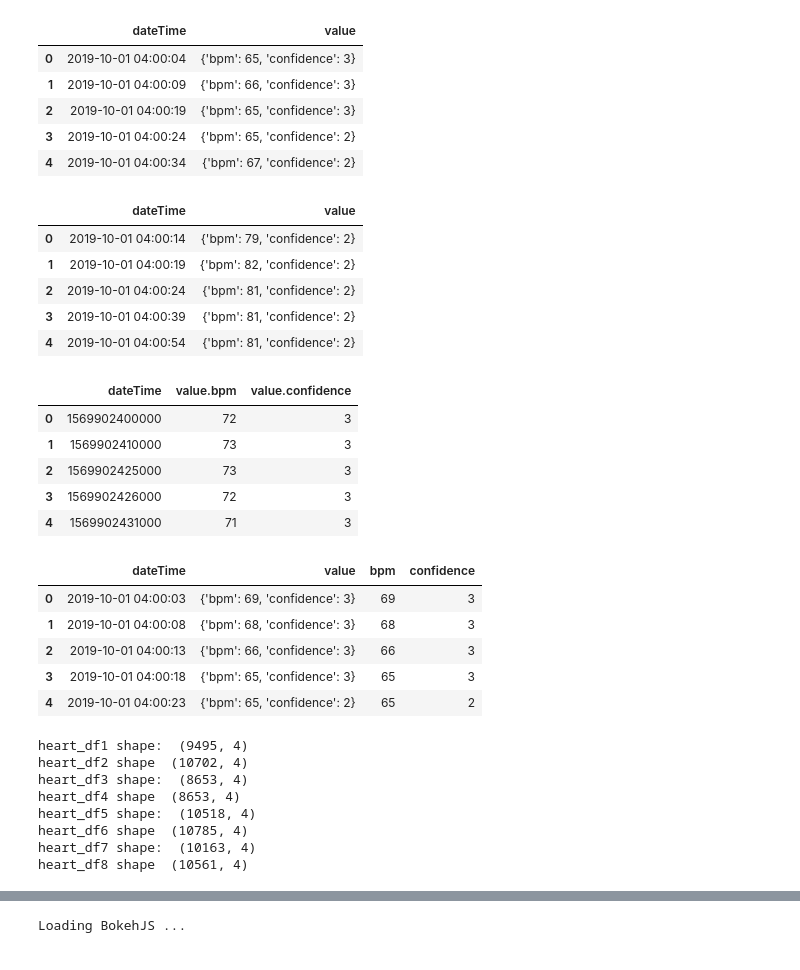
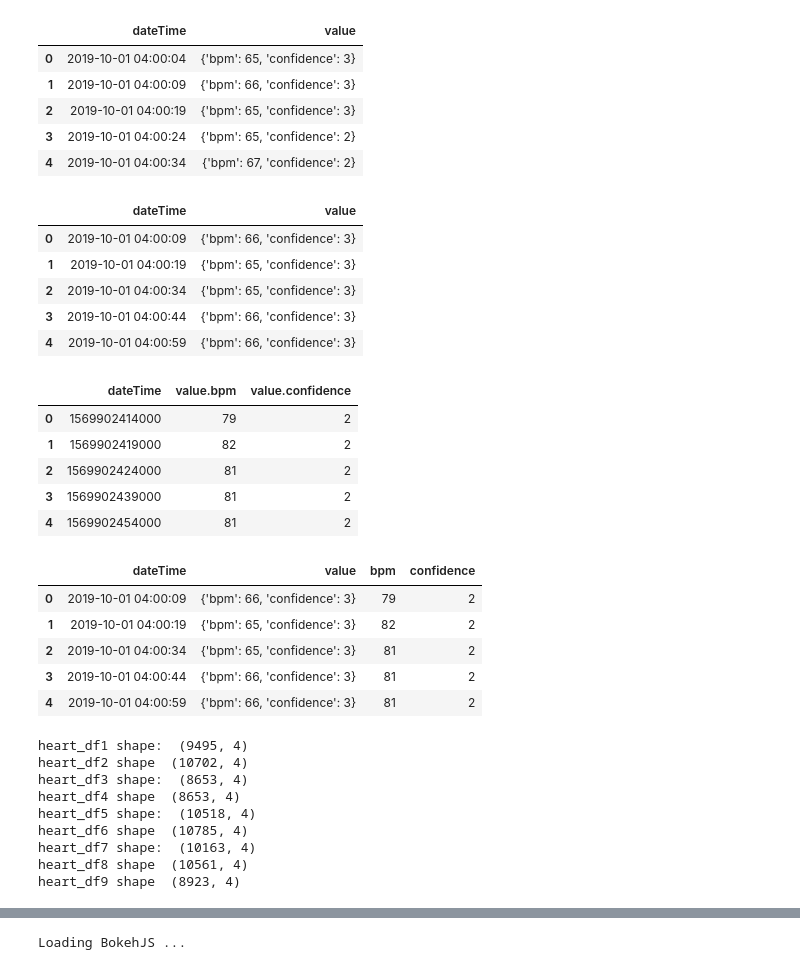
Before and after one commit to dcpatti/dcpatti.github.io, a Jupyter notebook: Wild Card Game Analysis.ipynb, the cells around one changed output, grey strips where cells are left out. Saved outputs shown, nothing was run; the diff lists cells and outputs as text; code cells hidden in the pictures.

```diff
--- a/Wild Card Game Analysis.ipynb
+++ b/Wild Card Game Analysis.ipynb
@@ -128,13 +120,26 @@ for filename in files8:
 
 heart_df8 = pd.concat(file_list, axis=0, ignore_index=False, sort=False)
 heart_df8.head()
+
+#
+
+files9 = glob.glob('heartrate_data/heartrate_9/*2019-10-01*') #the json files bear the name of the day they were sampled, so just import the ones we want
+
+file_list = []
+
+for filename in files9:
+    df9= pd.read_json(filename)
+    file_list.append(df9)
+
+heart_df9 = pd.concat(file_list, axis=0, ignore_index=False, sort=False)
+heart_df9.head()
 # %% [output]
 |  | dateTime | value |
-| 0 | 2019-10-01 04:00:14 | {'bpm': 79, 'confidence': 2} |
-| 1 | 2019-10-01 04:00:19 | {'bpm': 82, 'confidence': 2} |
-| 2 | 2019-10-01 04:00:24 | {'bpm': 81, 'confidence': 2} |
-| 3 | 2019-10-01 04:00:39 | {'bpm': 81, 'confidence': 2} |
-| 4 | 2019-10-01 04:00:54 | {'bpm': 81, 'confidence': 2} |
+| 0 | 2019-10-01 04:00:09 | {'bpm': 66, 'confidence': 3} |
+| 1 | 2019-10-01 04:00:19 | {'bpm': 65, 'confidence': 3} |
+| 2 | 2019-10-01 04:00:34 | {'bpm': 65, 'confidence': 3} |
+| 3 | 2019-10-01 04:00:44 | {'bpm': 66, 'confidence': 3} |
+| 4 | 2019-10-01 04:00:59 | {'bpm': 66, 'confidence': 3} |
 # %%
 #split out the json string into columns
 
@@ -162,53 +167,58 @@ heart_df_flat7 = pd.io.json.json_normalize(json_struct7) #use pd.io.json
 json_struct8 = json.loads(heart_df8.to_json(orient="records"))
 heart_df_flat8 = pd.io.json.json_normalize(json_struct8) #use pd.io.json
 
-heart_df_flat7.head()
+json_struct9 = json.loads(heart_df8.to_json(orient="records"))
+heart_df_flat9 = pd.io.json.json_normalize(json_struct9) #use pd.io.json
+
+heart_df_flat9.head()
 # %% [output]
 |  | dateTime | value.bpm | value.confidence |
-| 0 | 1569902400000 | 72 | 3 |
-| 1 | 1569902410000 | 73 | 3 |
-| 2 | 1569902425000 | 73 | 3 |
-| 3 | 1569902426000 | 72 | 3 |
-| 4 | 1569902431000 | 71 | 3 |
+| 0 | 1569902414000 | 79 | 2 |
+| 1 | 1569902419000 | 82 | 2 |
+| 2 | 1569902424000 | 81 | 2 |
+| 3 | 1569902439000 | 81 | 2 |
+| 4 | 1569902454000 | 81 | 2 |
 # %%
 #the json flattening somehow breaks the datetime column, so we will take the value.bpm and value.confidence columns and join them back to the original frame
 
 
 heart_df1['bpm']=heart_df_flat['value.bpm']
 heart_df1['confidence']=heart_df_flat['value.confidence']
 
 
 heart_df2['bpm']=heart_df_flat2['value.bpm']
 heart_df2['confidence']=heart_df_flat2['value.confidence']
 
 heart_df3['bpm']=heart_df_flat3['value.bpm']
 heart_df3['confidence']=heart_df_flat3['value.confidence']
 
 heart_df4['bpm']=heart_df_flat4['value.bpm']
 heart_df4['confidence']=heart_df_flat4['value.confidence']
 
 
 heart_df5['bpm']=heart_df_flat5['value.bpm']
 heart_df5['confidence']=heart_df_flat5['value.confidence']
 
 heart_df6['bpm']=heart_df_flat6['value.bpm']
 heart_df6['confidence']=heart_df_flat6['value.confidence']
 
 heart_df7['bpm']=heart_df_flat7['value.bpm']
 heart_df7['confidence']=heart_df_flat7['value.confidence']
 
 heart_df8['bpm']=heart_df_flat8['value.bpm']
 heart_df8['confidence']=heart_df_flat8['value.confidence']
 
+heart_df9['bpm']=heart_df_flat9['value.bpm']
+heart_df9['confidence']=heart_df_flat9['value.confidence']
 
-heart_df4.head()
+heart_df9.head()
 # %% [output]
 |  | dateTime | value | bpm | confidence |
-| 0 | 2019-10-01 04:00:03 | {'bpm': 69, 'confidence': 3} | 69 | 3 |
-| 1 | 2019-10-01 04:00:08 | {'bpm': 68, 'confidence': 3} | 68 | 3 |
-| 2 | 2019-10-01 04:00:13 | {'bpm': 66, 'confidence': 3} | 66 | 3 |
-| 3 | 2019-10-01 04:00:18 | {'bpm': 65, 'confidence': 3} | 65 | 3 |
-| 4 | 2019-10-01 04:00:23 | {'bpm': 65, 'confidence': 2} | 65 | 2 |
+| 0 | 2019-10-01 04:00:09 | {'bpm': 66, 'confidence': 3} | 79 | 2 |
+| 1 | 2019-10-01 04:00:19 | {'bpm': 65, 'confidence': 3} | 82 | 2 |
+| 2 | 2019-10-01 04:00:34 | {'bpm': 65, 'confidence': 3} | 81 | 2 |
+| 3 | 2019-10-01 04:00:44 | {'bpm': 66, 'confidence': 3} | 81 | 2 |
+| 4 | 2019-10-01 04:00:59 | {'bpm': 66, 'confidence': 3} | 81 | 2 |
 # %%
 #check the shape of all the df to make sure each one has suitable data
 
@@ -221,6 +231,7 @@ print('heart_df5 shape: ', heart_df5.shape)
 print('heart_df6 shape ', heart_df6.shape)
 print('heart_df7 shape: ', heart_df7.shape)
 print('heart_df8 shape ', heart_df8.shape)
+print('heart_df9 shape ', heart_df9.shape)
 # %% [output]
 heart_df1 shape:  (9495, 4)
 heart_df2 shape  (10702, 4)
@@ -230,6 +241,7 @@ heart_df5 shape:  (10518, 4)
 heart_df6 shape  (10785, 4)
 heart_df7 shape:  (10163, 4)
 heart_df8 shape  (10561, 4)
+heart_df9 shape  (8923, 4)
 # %%
 #set the index on the just_date column; this will make it easier for us to plot
 heart_df1['just_date'] = heart_df1['dateTime'].dt.date
```
Also changed, not shown: parts of 5 cells of this notebook, 1 other file.
